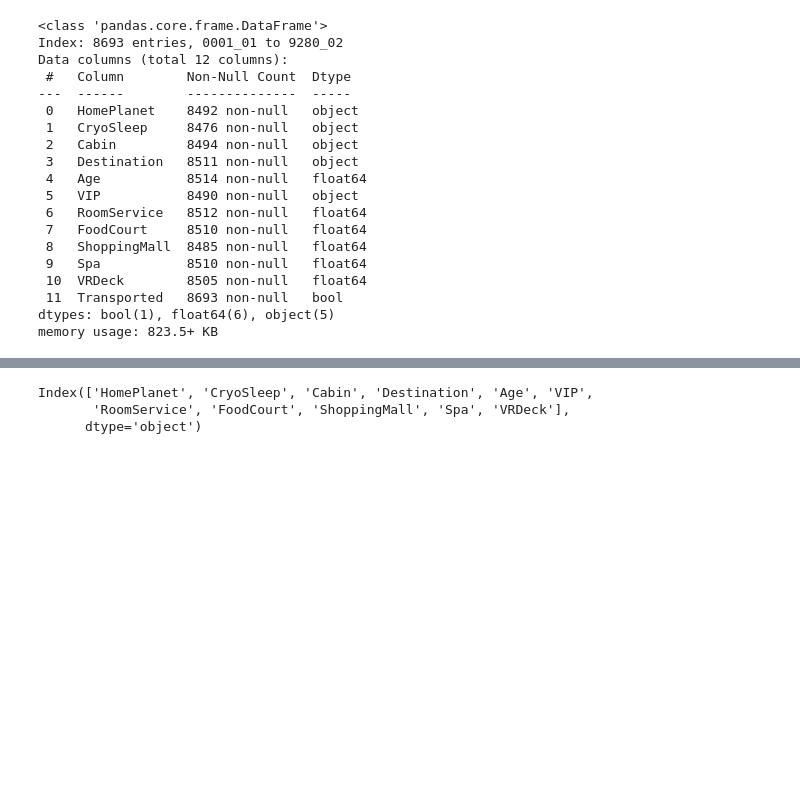
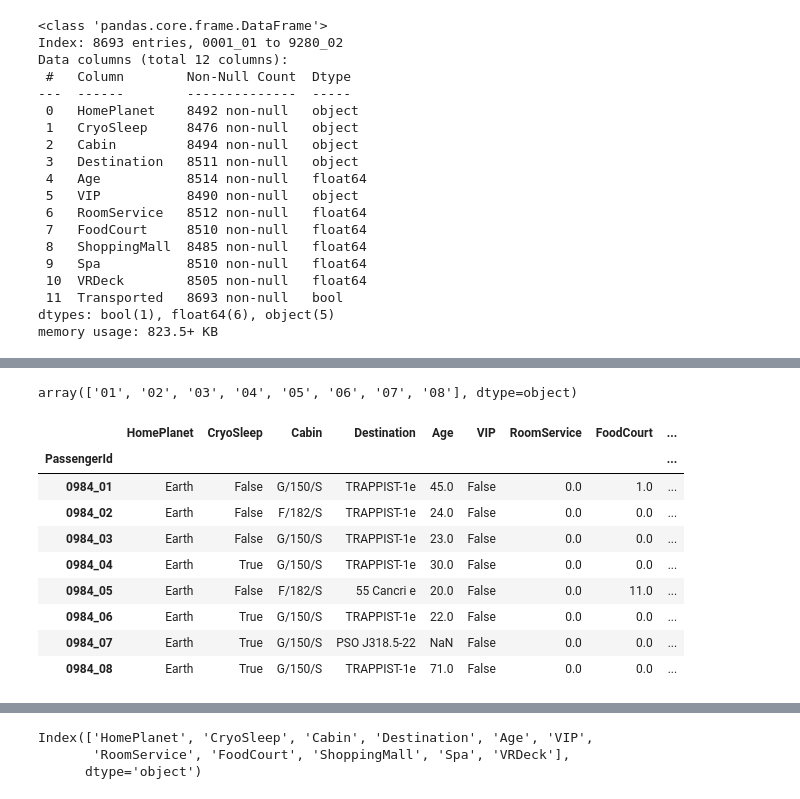
Before and after one commit to ezishr/spaceship-titanic, a Jupyter notebook: eda.ipynb, the cells around one changed output, grey strips where cells are left out. Cells and saved outputs as stored; diff of their text form; code cells hidden in the pictures; blank space fills up the shorter version.

```diff
--- a/eda.ipynb
+++ b/eda.ipynb
@@ -62,0 +105,17 @@ memory usage: 823.5+ KB
+# %%
+df['passenger_number'].unique()
+# %% [output]
+array(['01', '02', '03', '04', '05', '06', '07', '08'], dtype=object)
+# %%
+df[df['passenger_group']=='0984'].sort_values(by='passenger_number')
+# %% [output]
+|  | HomePlanet | CryoSleep | Cabin | Destination | Age | VIP | RoomService | FoodCourt | ... |
+| PassengerId |  |  |  |  |  |  |  |  | ... |
+| 0984_01 | Earth | False | G/150/S | TRAPPIST-1e | 45.0 | False | 0.0 | 1.0 | ... |
+| 0984_02 | Earth | False | F/182/S | TRAPPIST-1e | 24.0 | False | 0.0 | 0.0 | ... |
+| 0984_03 | Earth | False | G/150/S | TRAPPIST-1e | 23.0 | False | 0.0 | 0.0 | ... |
+| 0984_04 | Earth | True | G/150/S | TRAPPIST-1e | 30.0 | False | 0.0 | 0.0 | ... |
+| 0984_05 | Earth | False | F/182/S | 55 Cancri e | 20.0 | False | 0.0 | 11.0 | ... |
+| 0984_06 | Earth | True | G/150/S | TRAPPIST-1e | 22.0 | False | 0.0 | 0.0 | ... |
+| 0984_07 | Earth | True | G/150/S | PSO J318.5-22 | NaN | False | 0.0 | 0.0 | ... |
+| 0984_08 | Earth | True | G/150/S | TRAPPIST-1e | 71.0 | False | 0.0 | 0.0 | ... |
```
Also changed, not shown: parts of 6 cells of this notebook.
